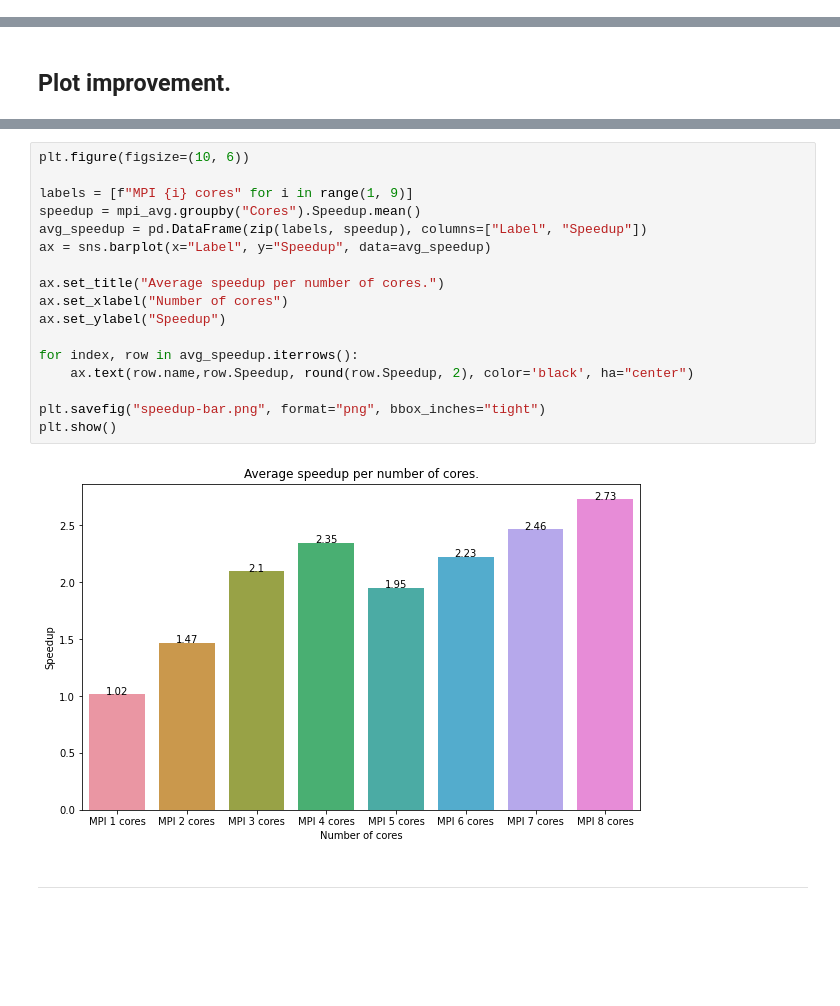
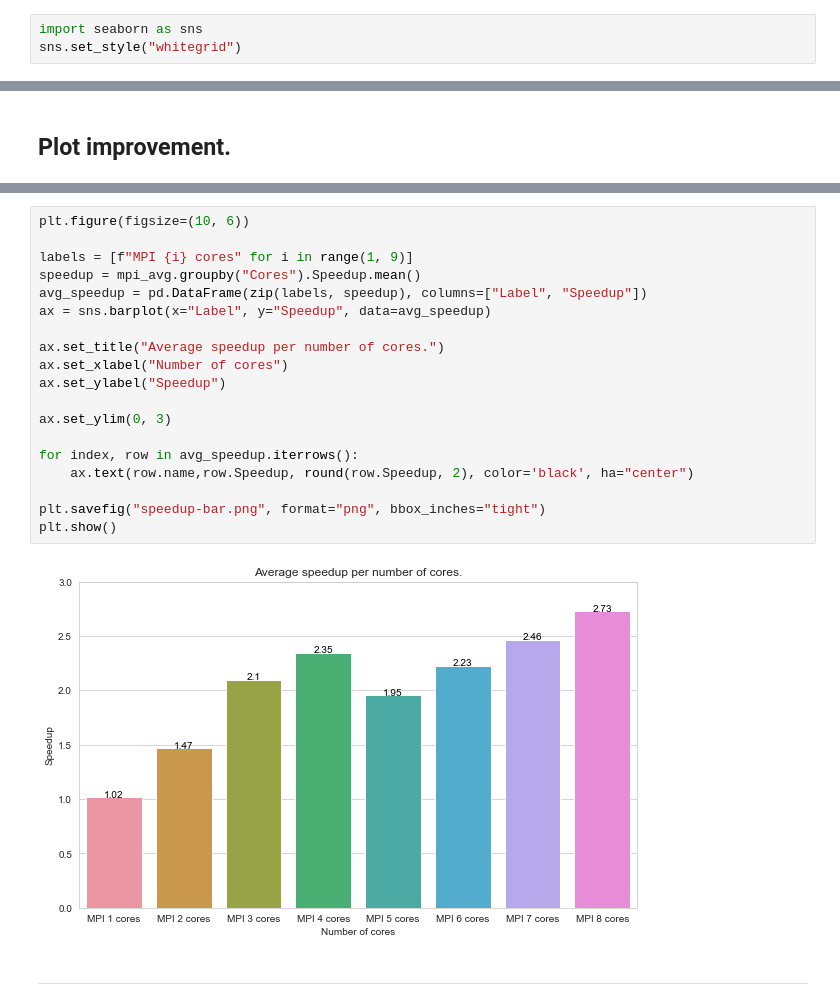
Before and after one commit to JordyAaldering/Parallel-Computing, a Jupyter notebook: Project03/Evaluation/Evaluation.ipynb, the cells around one changed output, grey strips where cells are left out. Drawn from its saved outputs; the diff is of its cells as text; blank space fills up the shorter version.

```diff
--- a/Project03/Evaluation/Evaluation.ipynb
+++ b/Project03/Evaluation/Evaluation.ipynb
@@ -6,2 +4,5 @@ import seaborn as sns
+# %%
+import seaborn as sns
+sns.set_style("whitegrid")
 # %%
 import matplotlib as mpl
@@ -191,22 +193,24 @@ plt.show()
 # %%
 plt.figure(figsize=(10, 6))
 
 labels = [f"MPI {i} cores" for i in range(1, 9)]
 speedup = mpi_avg.groupby("Cores").Speedup.mean()
 avg_speedup = pd.DataFrame(zip(labels, speedup), columns=["Label", "Speedup"])
 ax = sns.barplot(x="Label", y="Speedup", data=avg_speedup)
 
 ax.set_title("Average speedup per number of cores.")
 ax.set_xlabel("Number of cores")
 ax.set_ylabel("Speedup")
 
+ax.set_ylim(0, 3)
+
 for index, row in avg_speedup.iterrows():
     ax.text(row.name,row.Speedup, round(row.Speedup, 2), color='black', ha="center")
 
 plt.savefig("speedup-bar.png", format="png", bbox_inches="tight")
 plt.show()
 # %% [output]
-[figure, old version]
+[figure, new version]
 # %% [markdown]
 ---
 # %%
```
Also changed, not shown: parts of 9 cells of this notebook.
